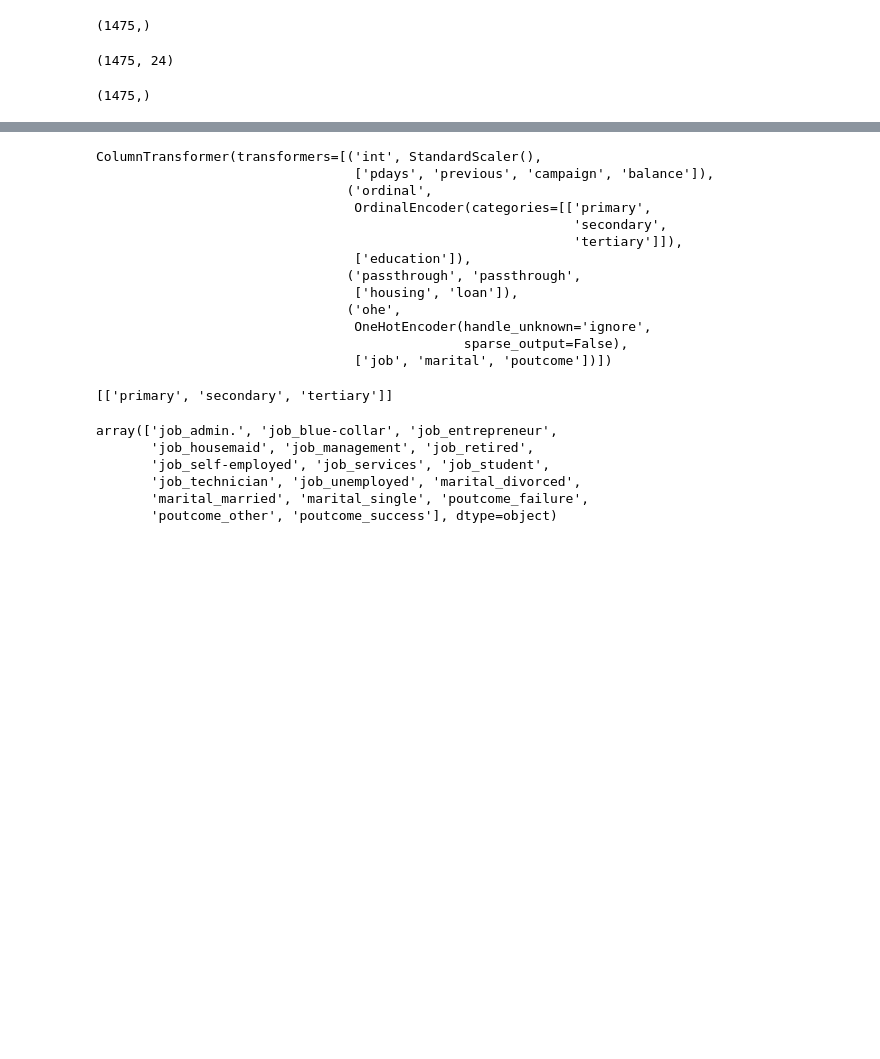
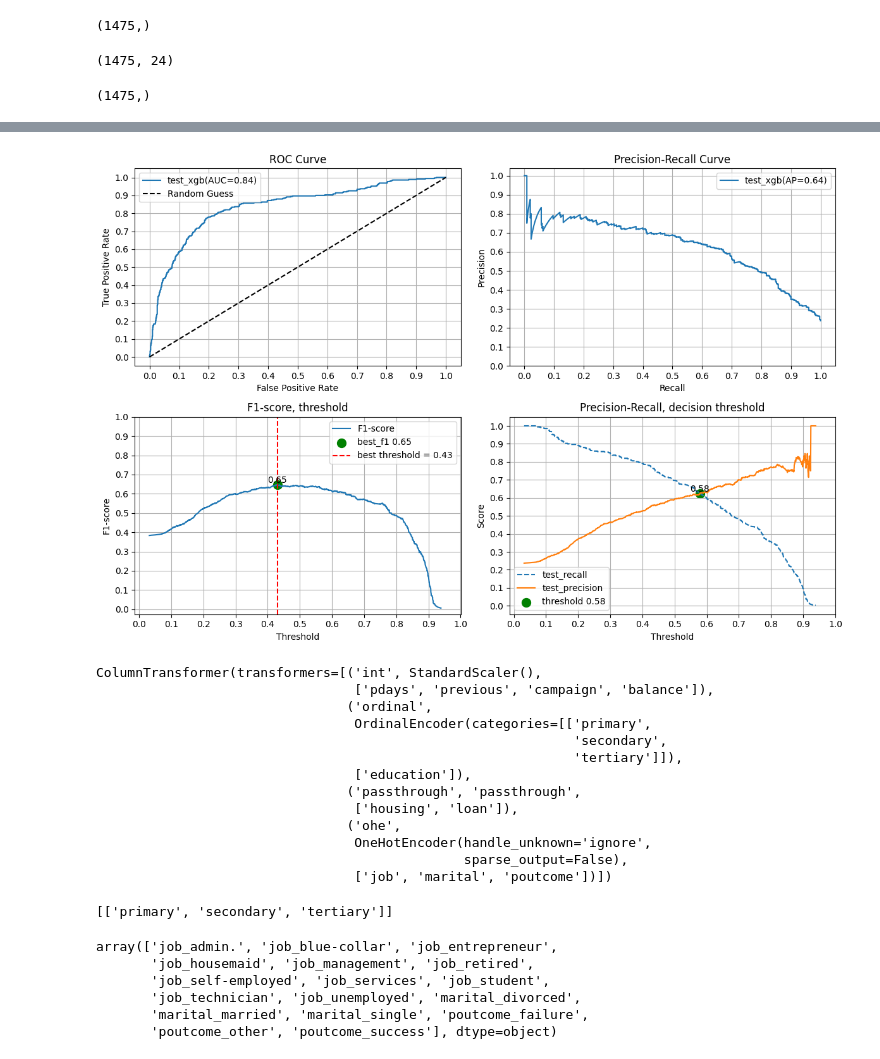
Before and after one commit to michael-0907/tibami, a Jupyter notebook: bank_after_discussion_no_duration_feature_select.ipynb, the cells around one changed output, grey strips where cells are left out. Cells and saved outputs as stored; diff of their text form; code cells hidden in the pictures; blank space fills up the shorter version.

```diff
--- a/bank_after_discussion_no_duration_feature_select.ipynb
+++ b/bank_after_discussion_no_duration_feature_select.ipynb
@@ -450,6 +450,90 @@ test PR_AP: 0.8375504761904763
 weighted avg       0.83      0.82      0.82      1475
 <Axes: >
 [figure]
+# %%
+# 畫圖確認特徵選擇完後訓練組和驗證組的 roc, pr 的狀況。
+# 畫圖找出決策門檻值
+
+# 生成子圖 (2, 2)
+fig, ax = plt.subplots(2, 2, figsize=(12, 8))
+ax = ax.flatten() # 將子圖展平
+
+# 畫 train, val 的 ROC-AUC, PR-AP curve
+
+# 畫 Train, val 的 ROC-AUC
+test_fpr, test_tpr, _ = roc_curve(y_test, y_test_score)
+test_roc_auc = auc(test_fpr, test_tpr)
+
+ax[0].plot(test_fpr, test_tpr, label=f"test_xgb(AUC={test_roc_auc:.2f})")
+
+ax[0].plot([0, 1], [0, 1], 'k--', label="Random Guess")
+ax[0].set_xlabel("False Positive Rate")
+ax[0].set_ylabel("True Positive Rate")
+ax[0].set_xticks(ticks=np.arange(0, 1.1, 0.1))
+ax[0].set_yticks(ticks=np.arange(0, 1.1, 0.1))
+ax[0].set_title("ROC Curve")
+ax[0].legend()
+ax[0].grid(True)
+
+
+# 畫 Train, val 的 PR-AP
+test_precisions, test_recalls, test_thresholds = precision_recall_curve(y_test, y_test_score)
+test_ap_score = average_precision_score(y_test, y_test_score)
+
+
+ax[1].plot(train_recalls, train_precisions, label=f"test_xgb(AP={test_ap_score:.2f})")
+
+ax[1].set_xlabel("Recall")
+ax[1].set_ylabel("Precision")
+ax[1].set_xticks(ticks=np.arange(0, 1.1, 0.1))
+ax[1].set_yticks(ticks=np.arange(0, 1.1, 0.1))
+ax[1].set_title("Precision-Recall Curve")
+ax[1].legend()
+ax[1].grid(True)
+
+# 畫 F1-score-Threshold
+f1s = 2 * (test_precisions * test_recalls) / (test_precisions + test_recalls + 1e-8)
+best_idx = np.argmax(f1s)
+best_threshold = test_thresholds[best_idx]
+best_f1 = f1s[best_idx]
+
+ax[2].plot(test_thresholds, f1s[ : -1], label='F1-score')
+ax[2].scatter(best_threshold, best_f1, color="green", s=100, label=f"best_f1 {best_f1:.2f}")
+ax[2].axvline(x=best_threshold, color='red', linestyle='--', label=f'best threshold = {best_threshold:.2f}')
+ax[2].text(best_threshold, best_f1, f"{best_f1:.2f}", ha="center", va="bottom")
+
+ax[2].set_xlabel("Threshold")
+ax[2].set_ylabel("F1-score")
+ax[2].set_xticks(ticks=np.arange(0, 1.1, 0.1))
+ax[2].set_yticks(ticks=np.arange(0, 1.1, 0.1))
+ax[2].set_title("F1-score, threshold")
+ax[2].legend()
+ax[2].grid(True)
+
+
+# 畫 Presion-recall-threshold
+ax[3].plot(test_thresholds, test_recalls[ : -1], "--", label="test_recall")
+ax[3].plot(test_thresholds, test_precisions[ : -1], label="test_precision")
+
+threshold_idx = np.argmin(abs(test_precisions - test_recalls))
+cross_threshold = test_thresholds[threshold_idx]
+ax[3].scatter(cross_threshold, test_precisions[threshold_idx], color="green", s=100, label=f"threshold {cross_threshold:.2f}")
+ax[3].text(cross_threshold, test_precisions[threshold_idx], f"{cross_threshold:.2f}", ha="center", va="bottom")
+
+ax[3].set_xlabel("Threshold")
+ax[3].set_ylabel("Score")
+ax[3].set_xticks(ticks=np.arange(0, 1.1, 0.1))
+ax[3].set_yticks(ticks=np.arange(0, 1.1, 0.1))
+ax[3].set_title("Precision-Recall, decision threshold")
+ax[3].legend()
+ax[3].grid(True)
+
+
+
+
+plt.tight_layout()
+# %% [output]
+[figure, added]
 # %%
 # 載入並檢查預處理器及模型
 
```
Also changed, not shown: parts of 1 cell of this notebook.
